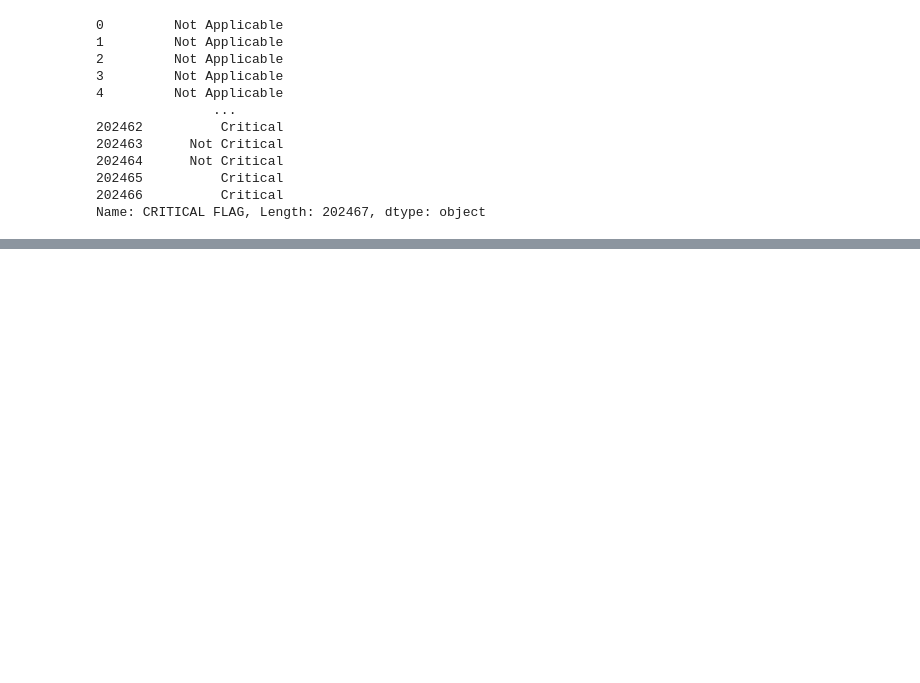
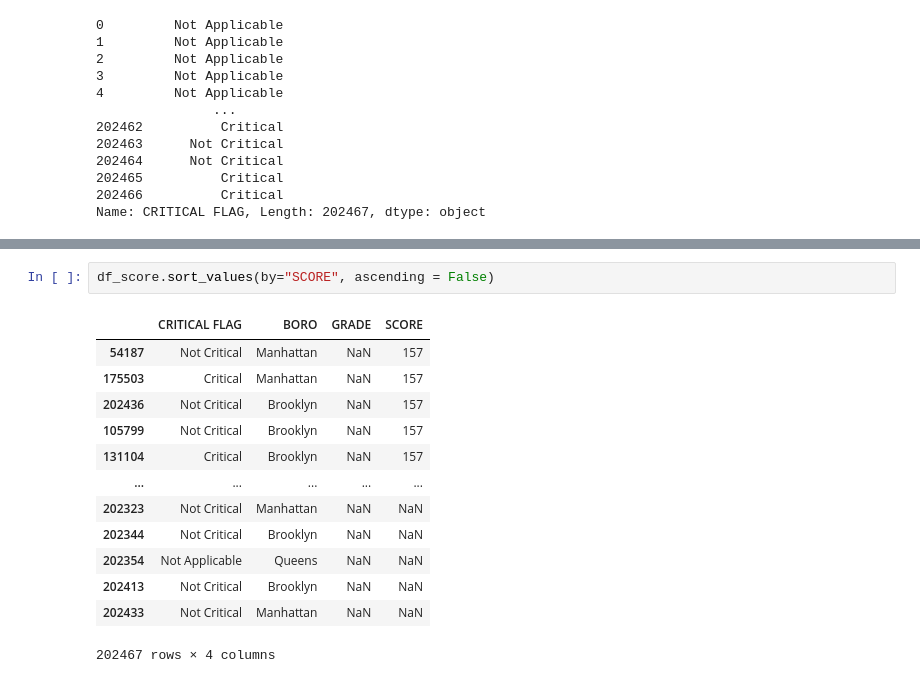
Before and after one commit to arubybonilla/2023-nyc-restaurant-grades, a Jupyter notebook: 2023-nyc-restaurant-inspection-grades-analysis.ipynb, the cells around one changed output, grey strips where cells are left out. Drawn from its saved outputs; the diff is of its cells as text; blank space fills up the shorter version.

```diff
--- a/2023-nyc-restaurant-inspection-grades-analysis.ipynb
+++ b/2023-nyc-restaurant-inspection-grades-analysis.ipynb
@@ -706,0 +724,16 @@ Name: CRITICAL FLAG, Length: 202467, dtype: object
+# %%
+df_score.sort_values(by="SCORE", ascending = False)
+# %% [output]
+|  | CRITICAL FLAG | BORO | GRADE | SCORE |
+| 54187 | Not Critical | Manhattan | NaN | 157 |
+| 175503 | Critical | Manhattan | NaN | 157 |
+| 202436 | Not Critical | Brooklyn | NaN | 157 |
+| 105799 | Not Critical | Brooklyn | NaN | 157 |
+| 131104 | Critical | Brooklyn | NaN | 157 |
+| ... | ... | ... | ... | ... |
+| 202323 | Not Critical | Manhattan | NaN | NaN |
+| 202344 | Not Critical | Brooklyn | NaN | NaN |
+| 202354 | Not Applicable | Queens | NaN | NaN |
+| 202413 | Not Critical | Brooklyn | NaN | NaN |
+| 202433 | Not Critical | Manhattan | NaN | NaN |
+202467 rows × 4 columns
```
Also changed, not shown: parts of 4 cells of this notebook.
